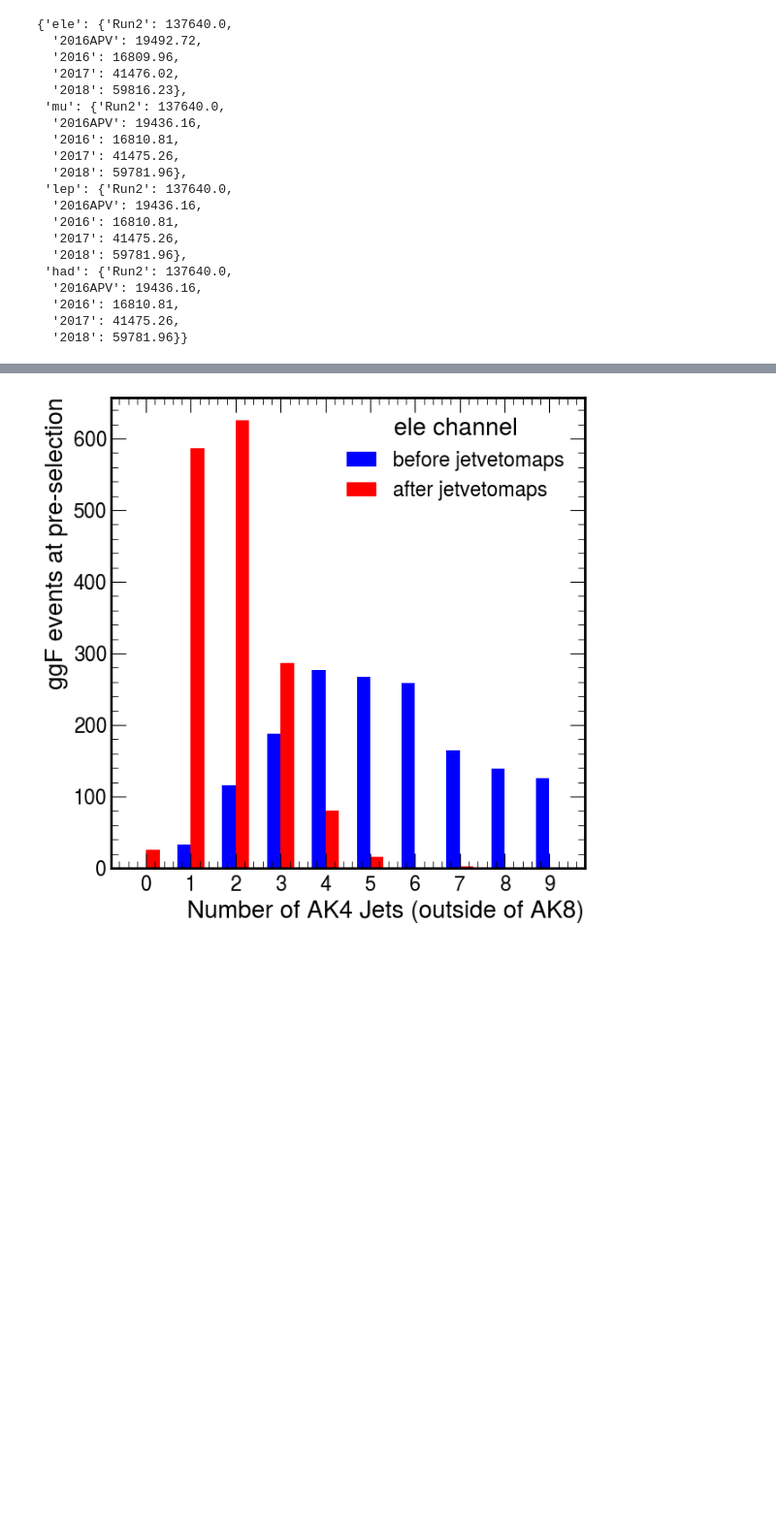
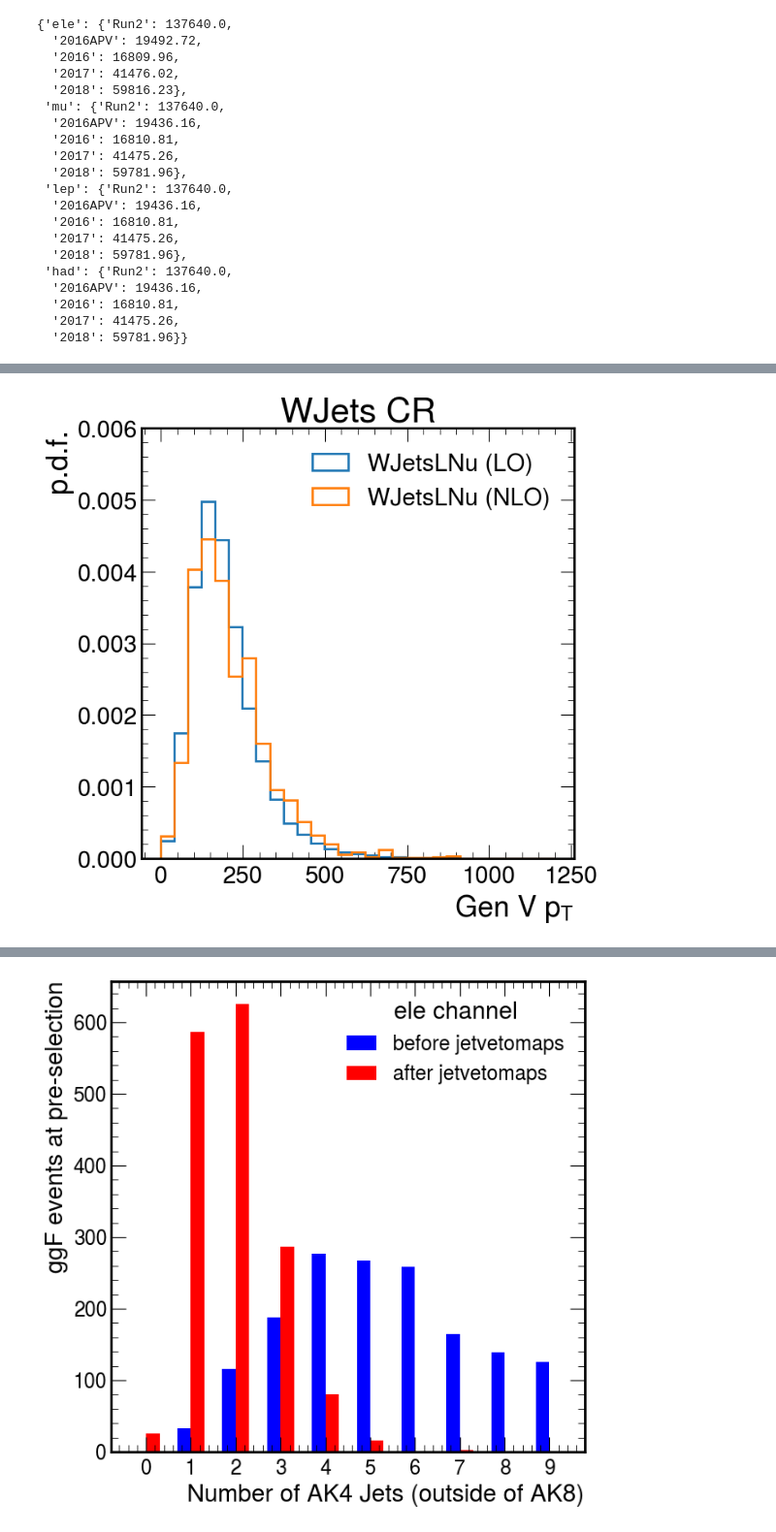
Before and after one commit to farakiko/boostedhiggs, a Jupyter notebook: binder/hists_plots.ipynb, the cells around one changed output, grey strips where cells are left out. Shown at 97% size. Drawn from its saved outputs; the diff is of its cells as text; code cells hidden in the pictures; blank space fills up the shorter version.

```diff
--- a/binder/hists_plots.ipynb
+++ b/binder/hists_plots.ipynb
@@ -176,0 +218,43 @@ events_dict_NLO = events_dict
+# %%
+import numpy as np
+import matplotlib.pyplot as plt
+import awkward as ak
+
+plot_samples = [
+    "WJetsLNu (LO)",
+    "WJetsLNu (NLO)",
+]
+
+# Define bin edges
+bins = np.linspace(0, 1200, 30)
+
+# Set up the plot
+fig, ax = plt.subplots(figsize=(7, 7))
+
+sel = f"(THWW<0.905) & (n_bjets_T==0)"
+
+for s in plot_samples:
+
+    df = events_dict["Run2"][s]
+    df = df.query(sel)
+
+    ax.hist(
+        df["gen_V_pt"],
+        bins=bins,
+        weights=df["nominal"],
+        histtype="step",
+        lw=2,
+        label=s,
+        density=True,
+    )
+# Labeling
+ax.set_xlabel(r"Gen V $p_T$")
+ax.set_ylabel('p.d.f.')
+ax.legend()
+ax.set_ylim(0,0.006)
+
+ax.set_title("WJets CR")
+# Show the plot
+plt.show()
+# %% [output]
+[figure, added]
```
Also changed, not shown: parts of 28 cells of this notebook, 3 other files.
